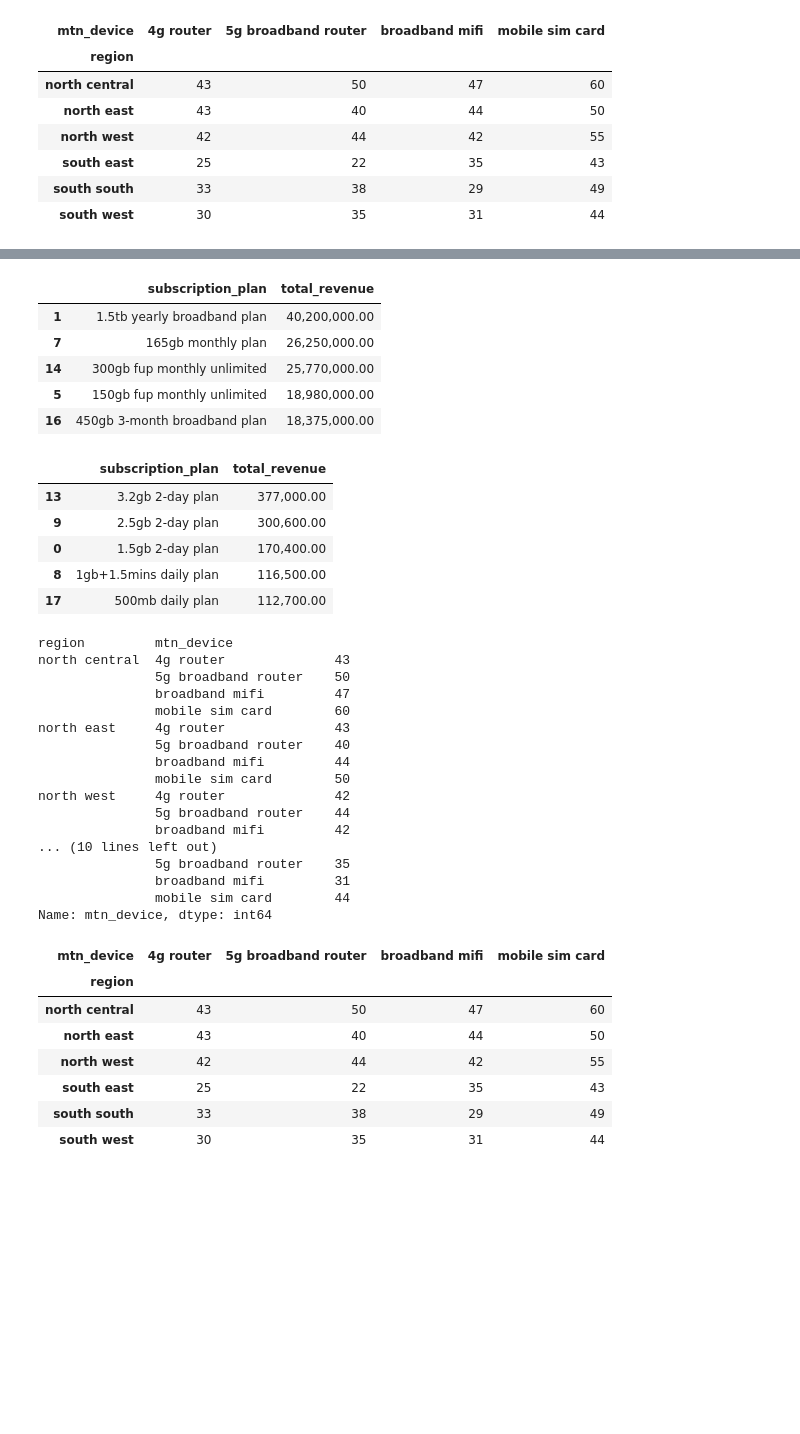
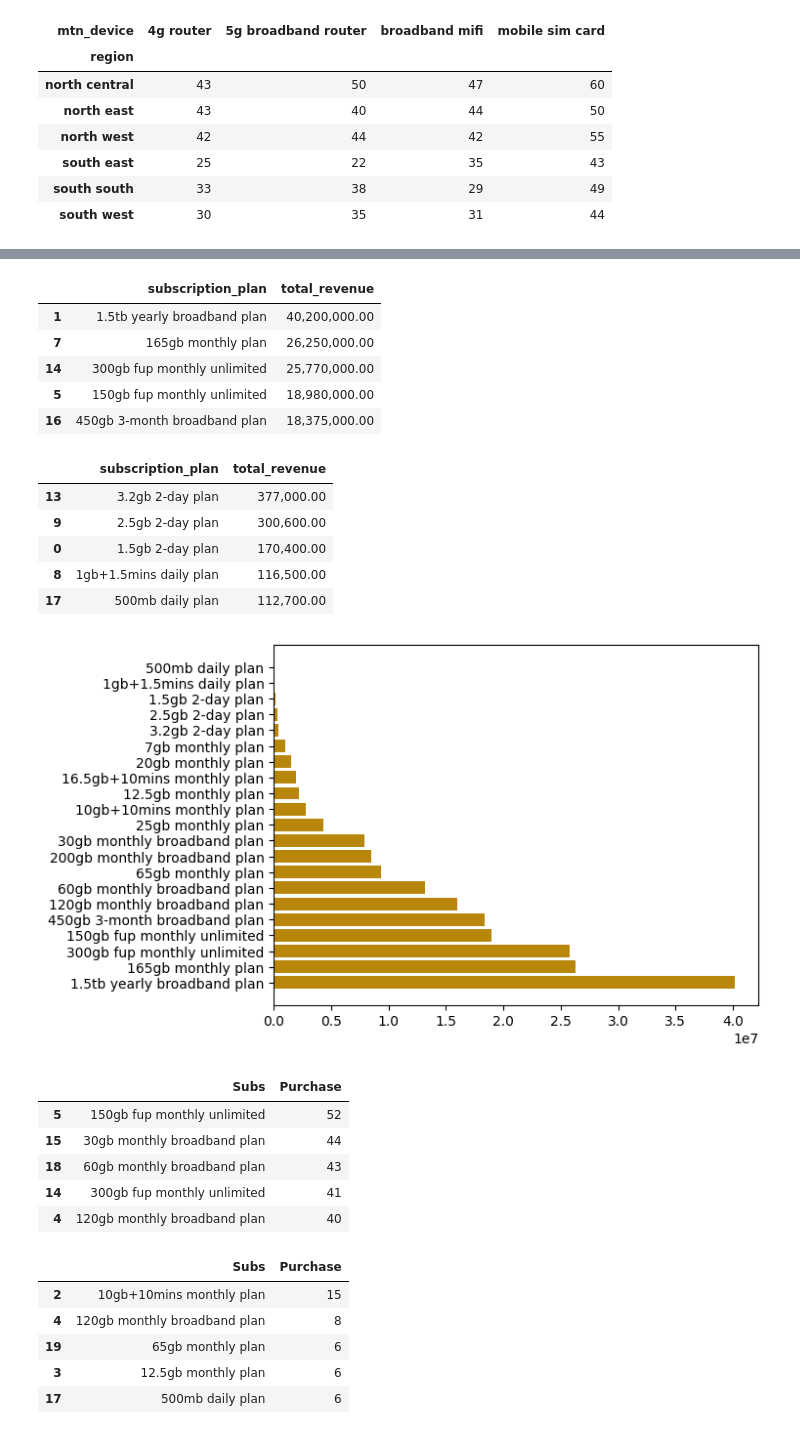
Before and after one commit to iamdrmeka/mtn_churn_new, a Jupyter notebook: mtn_churn.ipynb, the cells around one changed output, grey strips where cells are left out. Cells and saved outputs as stored; diff of their text form; code cells hidden in the pictures; blank space fills up the shorter version.

```diff
--- a/mtn_churn.ipynb
+++ b/mtn_churn.ipynb
@@ -357,6 +360,7 @@ display(subs_count.tail(5)) #bottom 5
 # %%
 #Subcription plans by revenue
 subs = df.groupby('subscription_plan')['total_revenue'].sum().reset_index().sort_values(by='total_revenue', ascending=False)
+plt.barh(subs['subscription_plan'], subs['total_revenue'], color='darkgoldenrod')#plot
 subs['total_revenue'] = subs['total_revenue'].apply(lambda x: f'{x:,.2f}')
 display(subs.head(5))
 display(subs.tail(5))
@@ -373,33 +377,28 @@ display(subs.tail(5))
 | 0 | 1.5gb 2-day plan | 170,400.00 |
 | 8 | 1gb+1.5mins daily plan | 116,500.00 |
 | 17 | 500mb daily plan | 112,700.00 |
+[figure, added]
 # %%
-df.groupby(['region', 'mtn_device'])['mtn_device'].count()
+# which plans are the top spenders buying?
+top_subs = df[df['age'] > 45].groupby('subscription_plan')['customer_id'].count().reset_index().sort_values(by='customer_id', ascending=False).head(5)
+top_subs.columns =['Subs', 'Purchase']
+display(top_subs)
 # %% [output]
-region         mtn_device
-north central  4g router              43
-               5g broadband router    50
-               broadband mifi         47
-               mobile sim card        60
-north east     4g router              43
-               5g broadband router    40
-               broadband mifi         44
-               mobile sim card        50
-north west     4g router              42
-               5g broadband router    44
-               broadband mifi         42
-... (10 lines left out)
-               5g broadband router    35
-               broadband mifi         31
-               mobile sim card        44
-Name: mtn_device, dtype: int64
+|  | Subs | Purchase |
+| 5 | 150gb fup monthly unlimited | 52 |
+| 15 | 30gb monthly broadband plan | 44 |
+| 18 | 60gb monthly broadband plan | 43 |
+| 14 | 300gb fup monthly unlimited | 41 |
+| 4 | 120gb monthly broadband plan | 40 |
 # %%
+# which plans are the top spenders buying?
+botttom_subs = df[df['age'] < 25].groupby('subscription_plan')['customer_id'].count().reset_index().sort_values(by='customer_id', ascending=False).head(5)
+botttom_subs.columns =['Subs', 'Purchase']
+display(botttom_subs)
 # %% [output]
-| mtn_device | 4g router | 5g broadband router | broadband mifi | mobile sim card |
-| region |  |  |  |  |
-| north central | 43 | 50 | 47 | 60 |
-| north east | 43 | 40 | 44 | 50 |
-| north west | 42 | 44 | 42 | 55 |
-| south east | 25 | 22 | 35 | 43 |
-| south south | 33 | 38 | 29 | 49 |
-| south west | 30 | 35 | 31 | 44 |
+|  | Subs | Purchase |
+| 2 | 10gb+10mins monthly plan | 15 |
+| 4 | 120gb monthly broadband plan | 8 |
+| 19 | 65gb monthly plan | 6 |
+| 3 | 12.5gb monthly plan | 6 |
+| 17 | 500mb daily plan | 6 |
```
Also changed, not shown: parts of 3 cells of this notebook.
